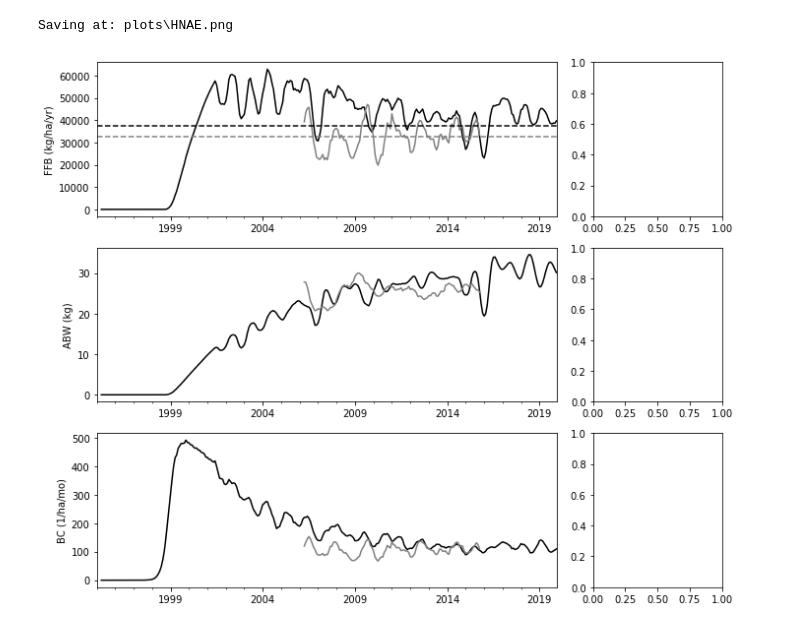
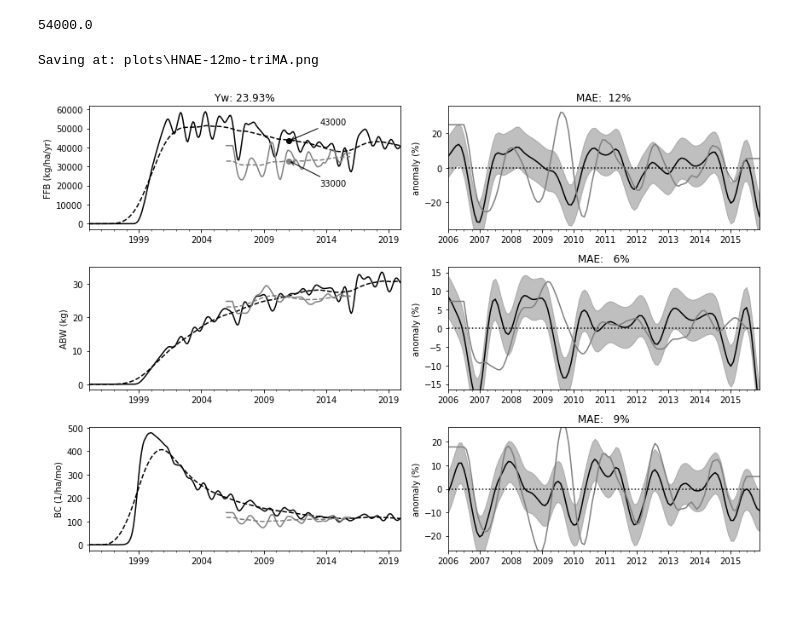
Before and after one commit to model-library-pps/PALMSIM, a Jupyter notebook: calibration/HNAE.ipynb, the cells around one changed output. Cells and saved outputs as stored; diff of their text form; code cells hidden in the pictures; blank space fills up the shorter version.

```diff
--- a/calibration/HNAE.ipynb
+++ b/calibration/HNAE.ipynb
@@ -62,6 +116,15 @@ Saving at: plots\HNAE.png
 # %%
+# w = 6
 
-make_overview(df, dfo, sname, window=6)
+# make_overview(df, dfo, sname+'-{:}mo-triMA'.format(w), window=w)
-# %% [output]
-Saving at: plots\HNAE.png
-[figure, removed]
+# %%
+round(54141.0,-3)
+# %% [output]
+54000.0
+# %%
+w = 12
+
+make_overview(df, dfo, sname+'-{:}mo-triMA'.format(w), window=w)
+# %% [output]
+Saving at: plots\HNAE-12mo-triMA.png
+[figure, added]
```
Also changed, not shown: parts of 5 cells of this notebook, 11 other files.
